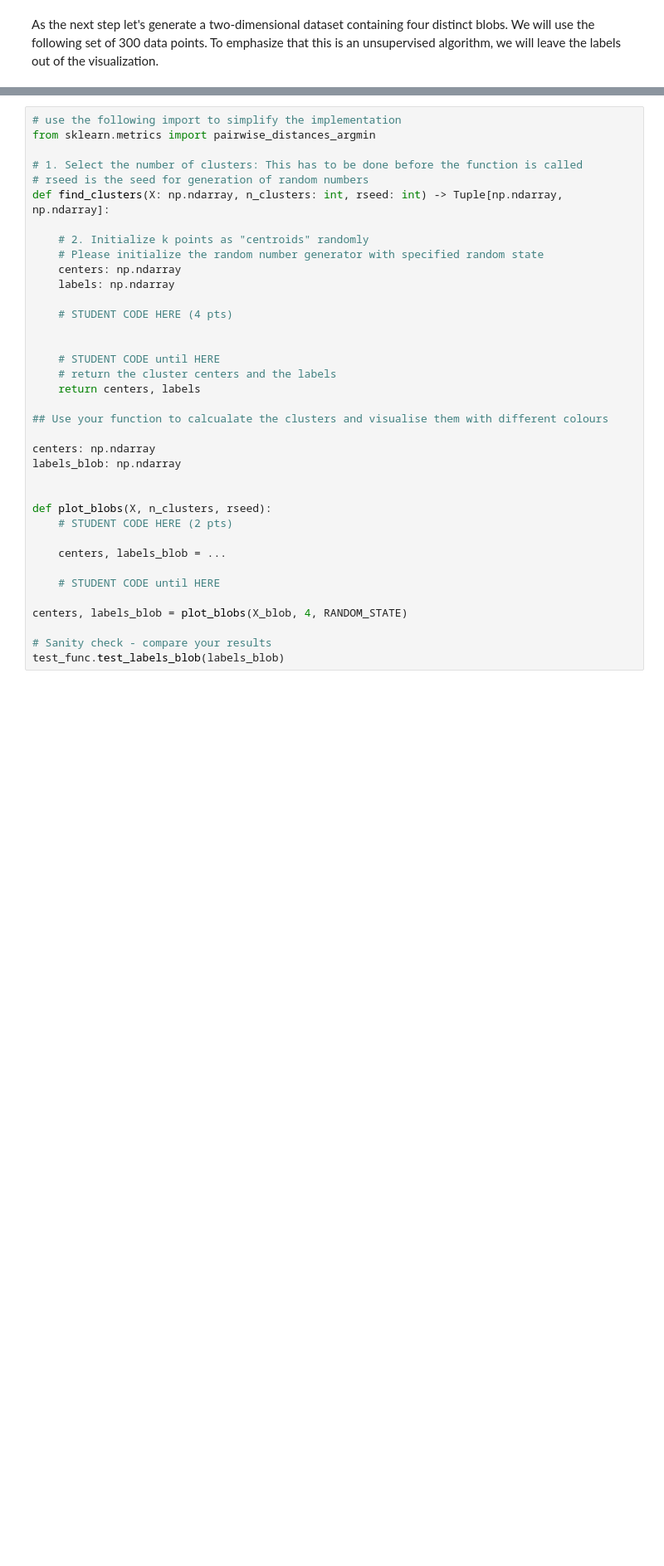
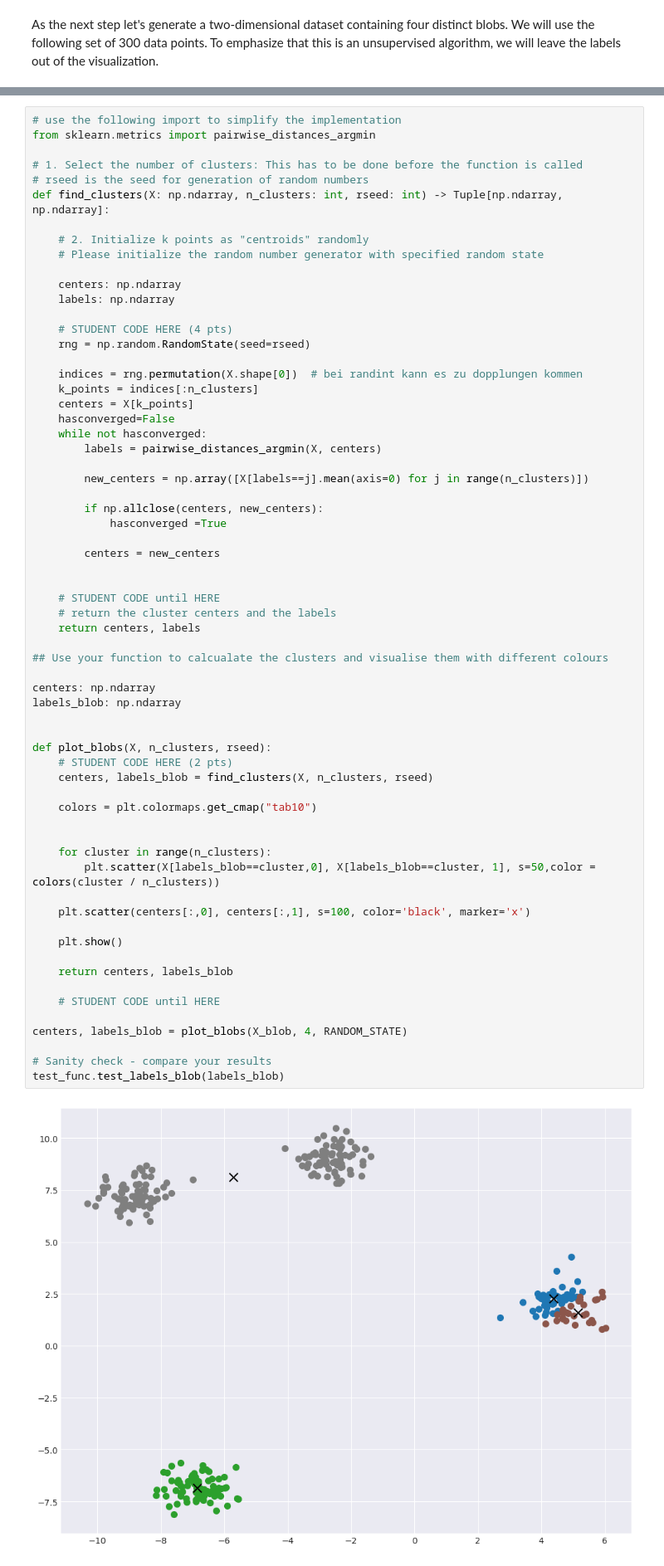
Before and after one commit to anton-seifert/LAMA, a Jupyter notebook: task-3-unsupervised-learning/2_clustering.ipynb, the cells around one changed output, grey strips where cells are left out. Shown at 83% size. Drawn from its saved outputs; the diff is of its cells as text; blank space fills up the shorter version.

```diff
--- a/task-3-unsupervised-learning/2_clustering.ipynb
+++ b/task-3-unsupervised-learning/2_clustering.ipynb
@@ -117,31 +119,60 @@ from sklearn.metrics import pairwise_distances_argmin
 def find_clusters(X: np.ndarray, n_clusters: int, rseed: int) -> Tuple[np.ndarray, np.ndarray]:
 
     # 2. Initialize k points as "centroids" randomly
     # Please initialize the random number generator with specified random state
+
     centers: np.ndarray
     labels: np.ndarray
 
     # STUDENT CODE HERE (4 pts)
+    rng = np.random.RandomState(seed=rseed)
+
+    indices = rng.permutation(X.shape[0])  # bei randint kann es zu dopplungen kommen
+    k_points = indices[:n_clusters]
+    centers = X[k_points]
+    hasconverged=False
+    while not hasconverged:
+        labels = pairwise_distances_argmin(X, centers)
+
+        new_centers = np.array([X[labels==j].mean(axis=0) for j in range(n_clusters)])
+
+        if np.allclose(centers, new_centers):
+            hasconverged =True
+
+        centers = new_centers
 
 
     # STUDENT CODE until HERE
     # return the cluster centers and the labels
     return centers, labels
 
 ## Use your function to calcualate the clusters and visualise them with different colours
 
 centers: np.ndarray
 labels_blob: np.ndarray
 
 
 def plot_blobs(X, n_clusters, rseed):
     # STUDENT CODE HERE (2 pts)
+    centers, labels_blob = find_clusters(X, n_clusters, rseed)
 
-    centers, labels_blob = ...
+    colors = plt.colormaps.get_cmap("tab10")
+
+
+    for cluster in range(n_clusters):
+        plt.scatter(X[labels_blob==cluster,0], X[labels_blob==cluster, 1], s=50,color = colors(cluster / n_clusters))
+
+    plt.scatter(centers[:,0], centers[:,1], s=100, color='black', marker='x')
+
+    plt.show()
+
+    return centers, labels_blob
 
     # STUDENT CODE until HERE
 
 centers, labels_blob = plot_blobs(X_blob, 4, RANDOM_STATE)
 
 # Sanity check - compare your results
 test_func.test_labels_blob(labels_blob)
+# %% [output]
+[figure, added]
```
Also changed, not shown: parts of 5 cells of this notebook.
